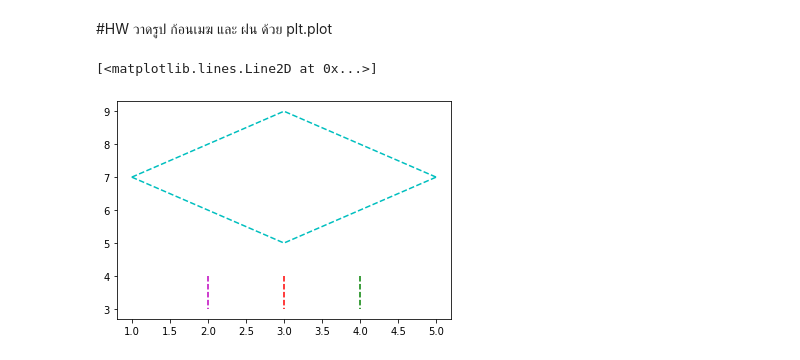
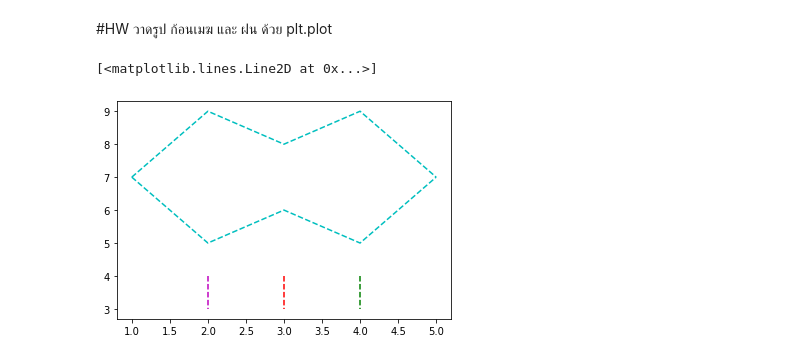
Before and after one commit to Kanyarat-S/data_viz_2020, a Jupyter notebook: DataViz04_Data_Comparison.ipynb, the cells around one changed output. Drawn from its saved outputs; the diff is of its cells as text; code cells hidden in the pictures.

```diff
--- a/DataViz04_Data_Comparison.ipynb
+++ b/DataViz04_Data_Comparison.ipynb
@@ -158,11 +158,11 @@ plt.ylabel('size (cm)');
 # %% [markdown]
 #HW วาดรูป ก้อนเมฆ และ ฝน ด้วย plt.plot
 # %%
-plt.plot([1,2,3,4,5],[7,6,5,6,7],'c--')  #ก้อนเมฆ
-plt.plot([1,2,3,4,5],[7,8,9,8,7],'c--')  #ก้อนเมฆ
+plt.plot([1,2,3,4,5],[7,5,6,5,7],'c--')  #ก้อนเมฆ
+plt.plot([1,2,3,4,5],[7,9,8,9,7],'c--')  #ก้อนเมฆ
 plt.plot([2,2],[4,3],'m--') #ฝน
 plt.plot([3,3],[4,3],'r--') #ฝน
 plt.plot([4,4],[4,3],'g--')  #ฝน
 # %% [output]
 [<matplotlib.lines.Line2D at 0x...>]
-[figure, old version]
+[figure, new version]
```
